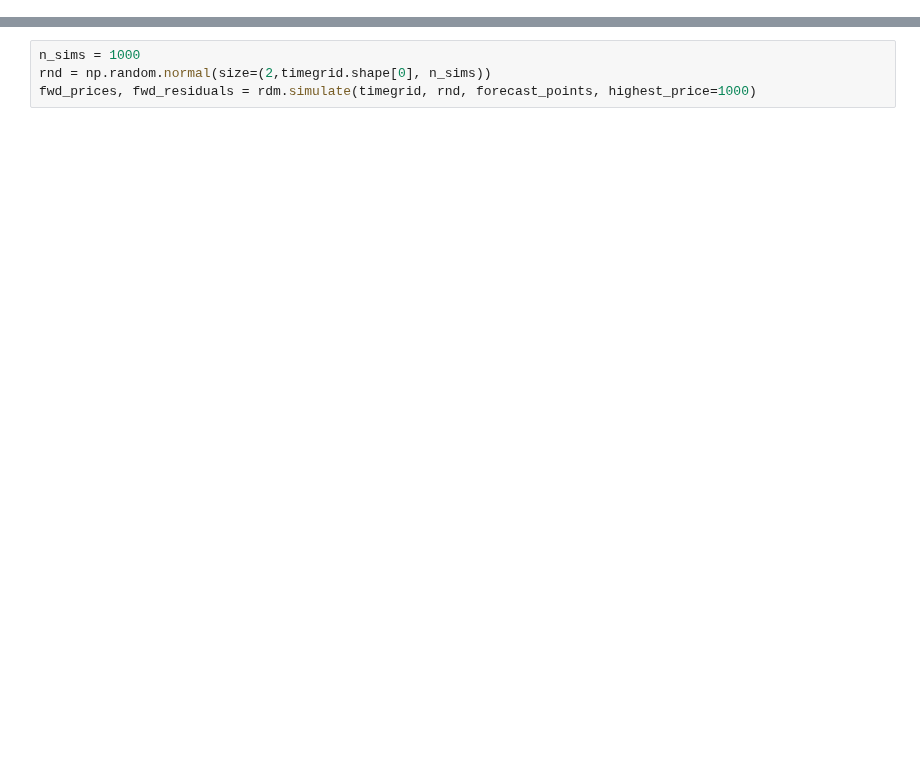
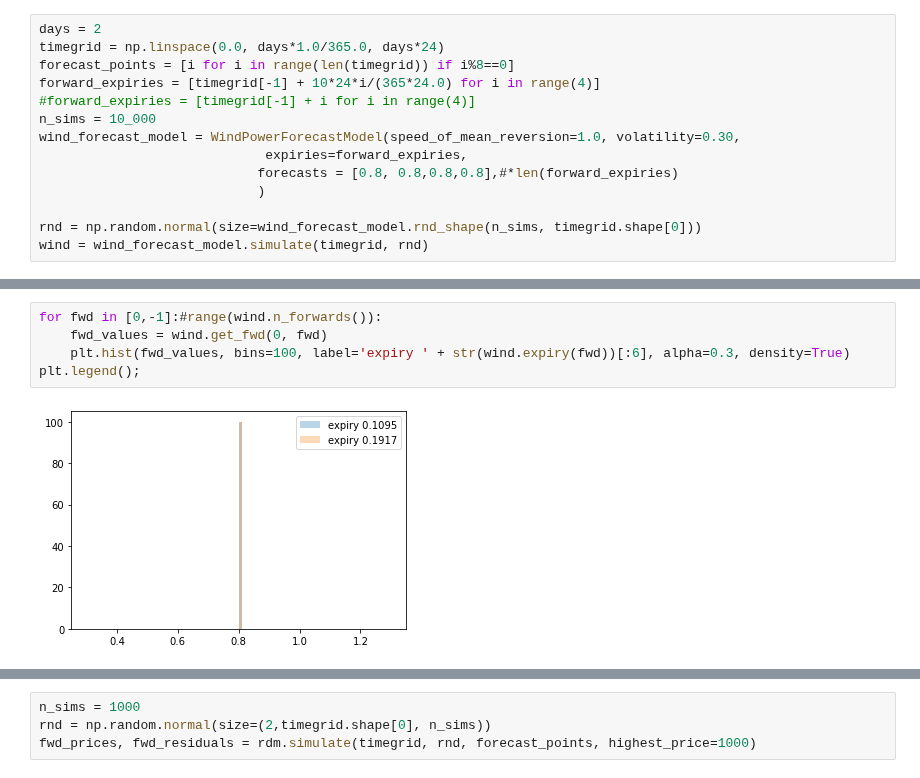
Before and after one commit to pikki622/RiVaPy, a Jupyter notebook: notebooks/models/residual_demand_forward_model.ipynb, the cells around one changed output, grey strips where cells are left out. Cells and saved outputs as stored; diff of their text form; blank space fills up the shorter version.

```diff
--- a/notebooks/models/residual_demand_forward_model.ipynb
+++ b/notebooks/models/residual_demand_forward_model.ipynb
@@ -20,0 +77,14 @@ from scipy.special import comb
+# %%
+days = 2
+timegrid = np.linspace(0.0, days*1.0/365.0, days*24)
+forecast_points = [i for i in range(len(timegrid)) if i%8==0]
+forward_expiries = [timegrid[-1] + 10*24*i/(365*24.0) for i in range(4)]
+#forward_expiries = [timegrid[-1] + i for i in range(4)]
+n_sims = 10_000
+wind_forecast_model = WindPowerForecastModel(speed_of_mean_reversion=1.0, volatility=0.30,
+                             expiries=forward_expiries,
+                            forecasts = [0.8, 0.8,0.8,0.8],#*len(forward_expiries)
+                            )
+
+rnd = np.random.normal(size=wind_forecast_model.rnd_shape(n_sims, timegrid.shape[0]))
+wind = wind_forecast_model.simulate(timegrid, rnd)
@@ -20,0 +123,7 @@ from scipy.special import comb
+# %%
+for fwd in [0,-1]:#range(wind.n_forwards()):
+    fwd_values = wind.get_fwd(0, fwd)
+    plt.hist(fwd_values, bins=100, label='expiry ' + str(wind.expiry(fwd))[:6], alpha=0.3, density=True)
+plt.legend();
+# %% [output]
+[figure, added]
```
Also changed, not shown: parts of 16 cells of this notebook, 3 other files.
